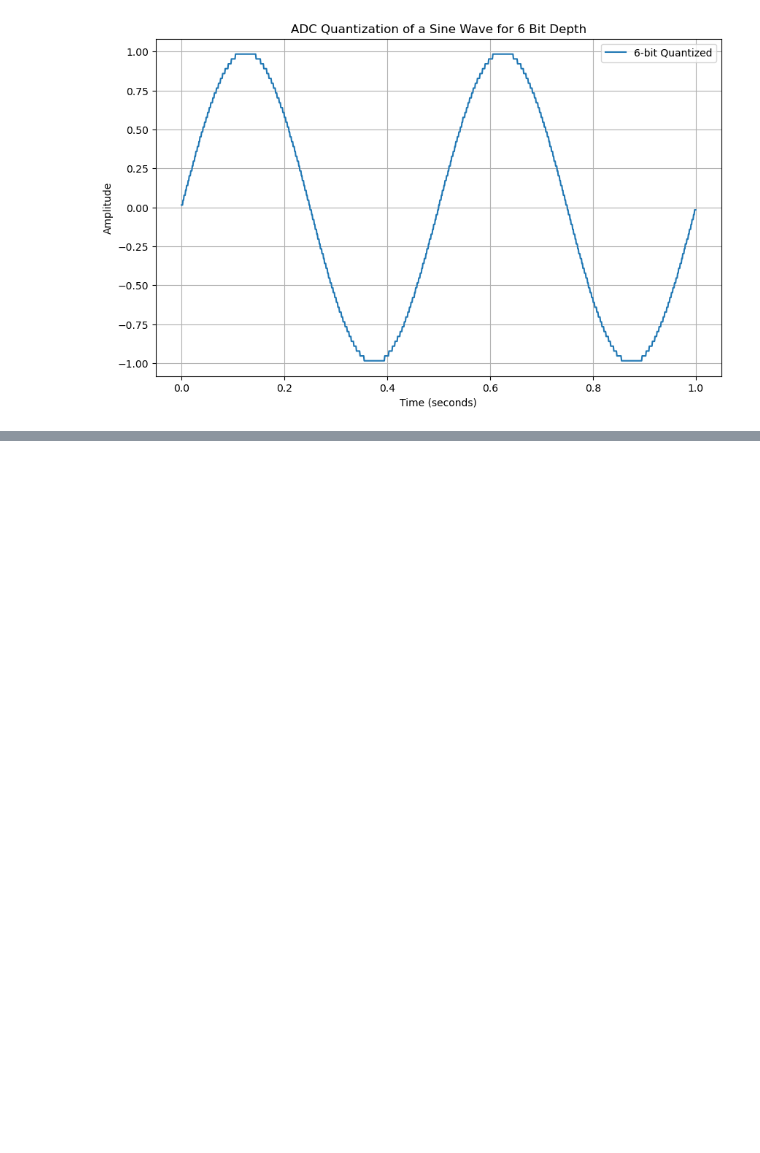
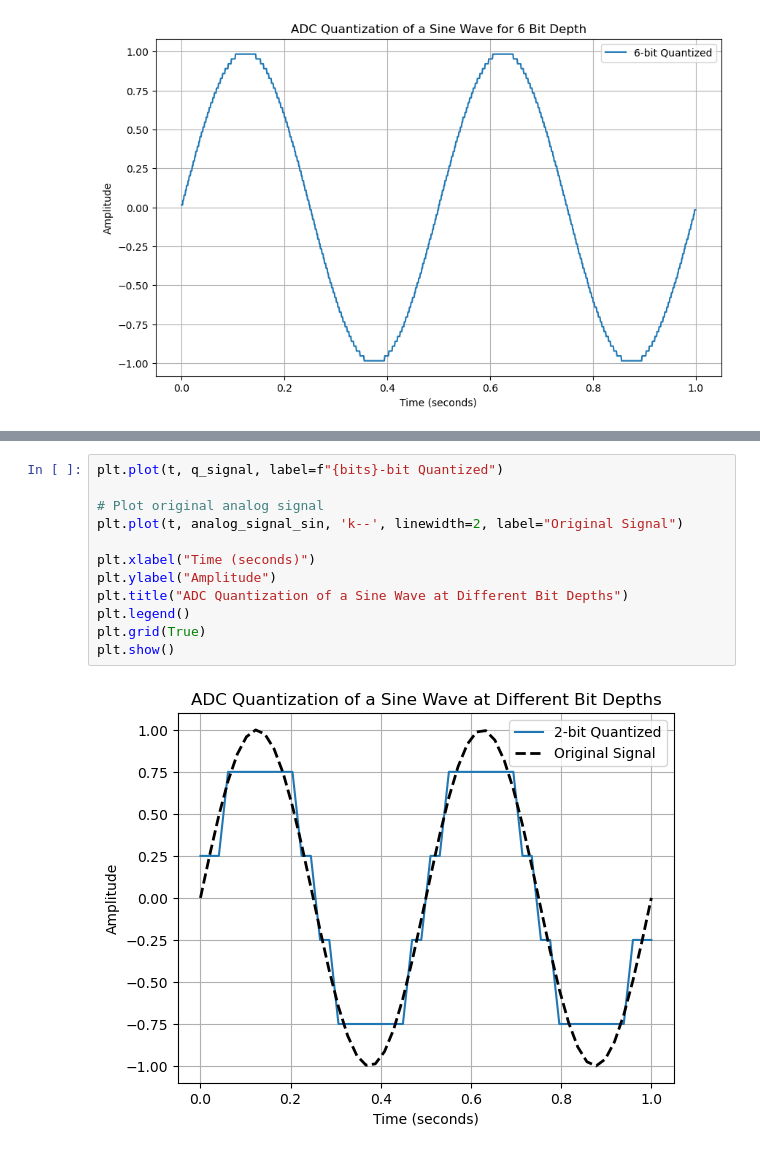
Before and after one commit to Bahniman14/polarimetric-fpga-dsp, a Jupyter notebook: Development_&_Understanding/Experiments/Quantization_Sine_Wave.ipynb, the cells around one changed output, grey strips where cells are left out. Drawn from its saved outputs; the diff is of its cells as text; blank space fills up the shorter version.

```diff
--- a/Development_&_Understanding/Experiments/Quantization_Sine_Wave.ipynb
+++ b/Development_&_Understanding/Experiments/Quantization_Sine_Wave.ipynb
@@ -168,0 +203,14 @@ plt.show()
+# %%
+plt.plot(t, q_signal, label=f"{bits}-bit Quantized")
+
+# Plot original analog signal
+plt.plot(t, analog_signal_sin, 'k--', linewidth=2, label="Original Signal")
+
+plt.xlabel("Time (seconds)")
+plt.ylabel("Amplitude")
+plt.title("ADC Quantization of a Sine Wave at Different Bit Depths")
+plt.legend()
+plt.grid(True)
+plt.show()
+# %% [output]
+[figure, added]
```
Also changed, not shown: parts of 7 cells of this notebook, 1 other file.
